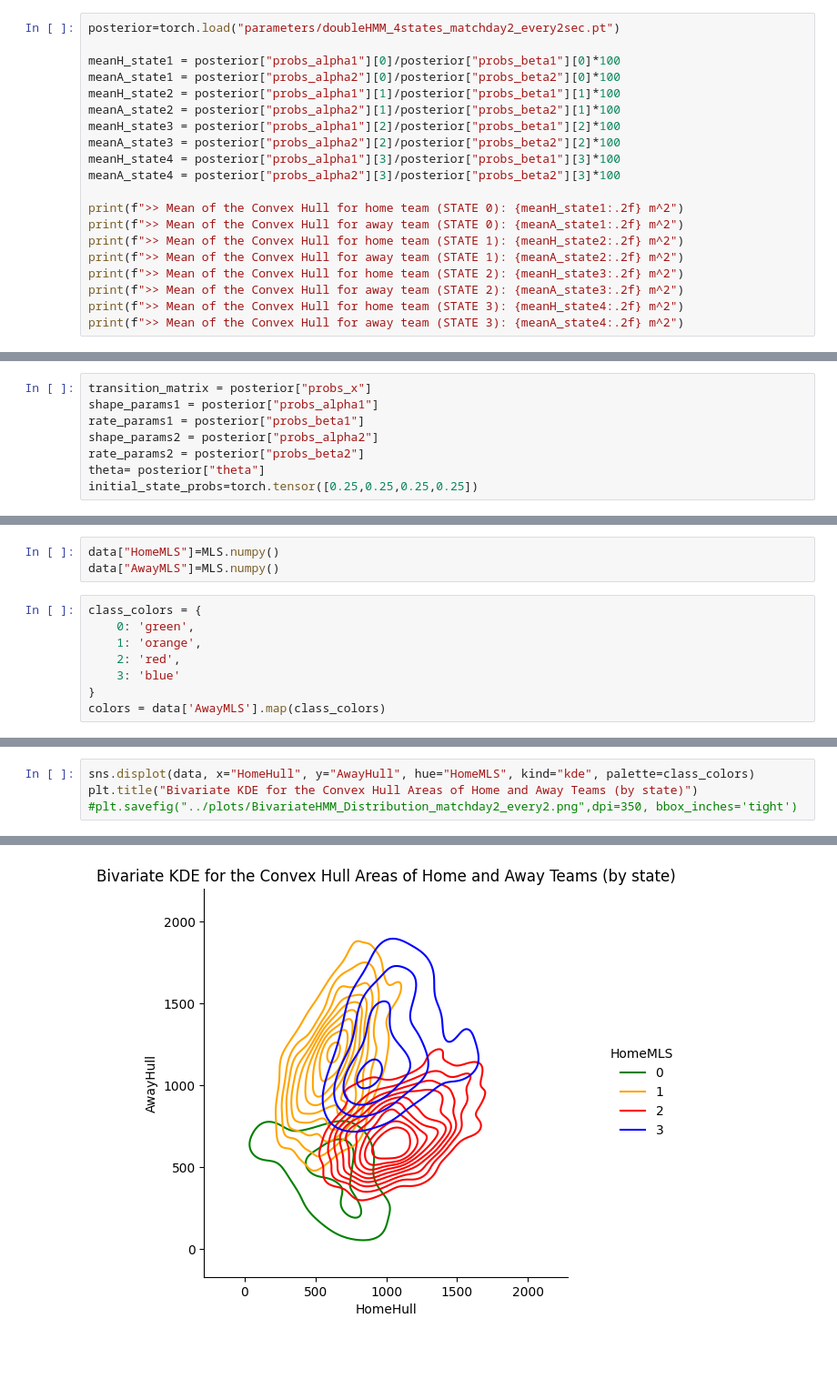
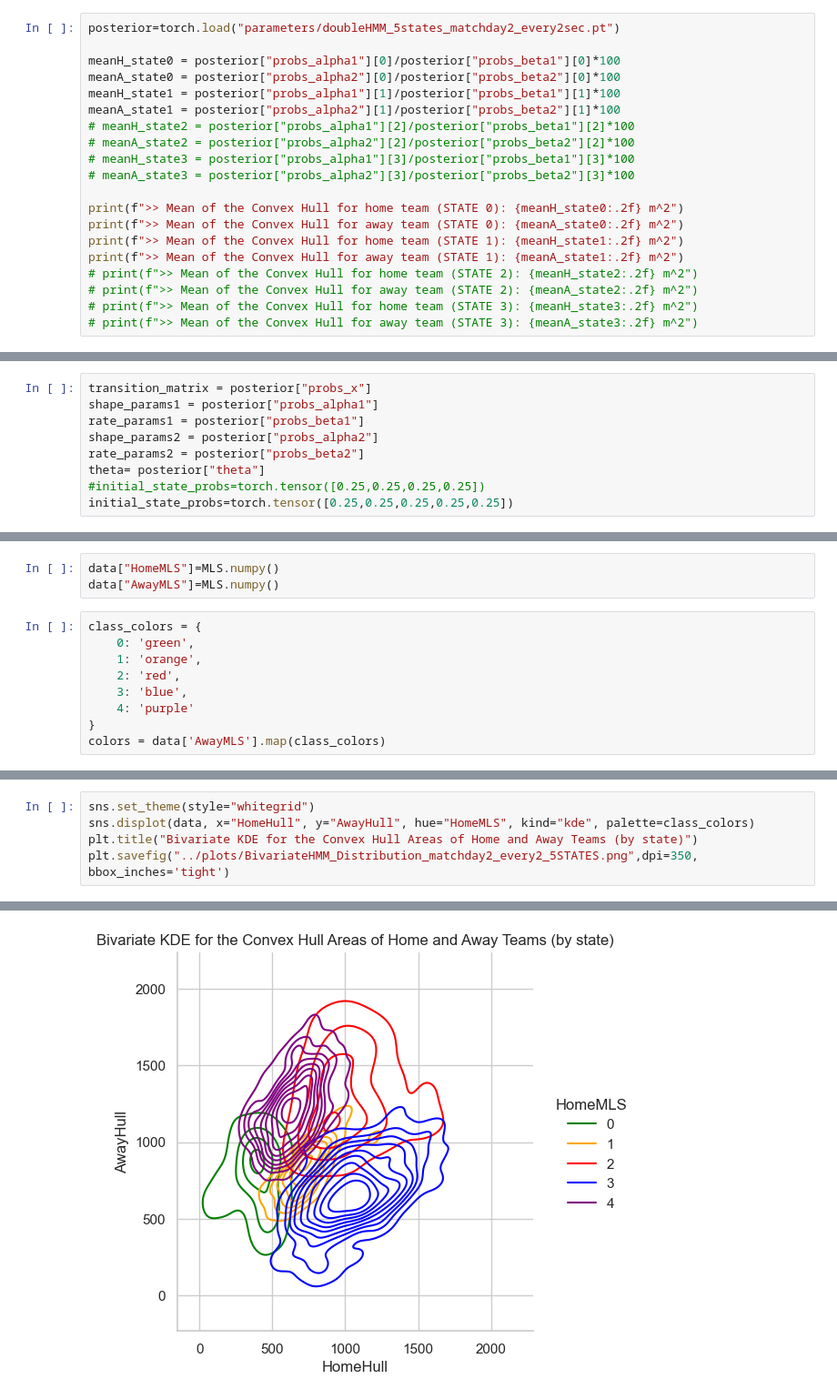
Before and after one commit to ValentinisAlessio/PML_exam, a Jupyter notebook: hmmpyro_tests/viterbi_scratch.ipynb, the cells around one changed output, grey strips where cells are left out. Shown at 91% size. Drawn from its saved outputs; the diff is of its cells as text; blank space fills up the shorter version.

```diff
--- a/hmmpyro_tests/viterbi_scratch.ipynb
+++ b/hmmpyro_tests/viterbi_scratch.ipynb
@@ -21,23 +21,23 @@ xy_sequence.shape
 # %% [output]
 torch.Size([1970, 2])
 # %%
-posterior=torch.load("parameters/doubleHMM_4states_matchday2_every2sec.pt")
+posterior=torch.load("parameters/doubleHMM_5states_matchday2_every2sec.pt")
 
-meanH_state1 = posterior["probs_alpha1"][0]/posterior["probs_beta1"][0]*100
-meanA_state1 = posterior["probs_alpha2"][0]/posterior["probs_beta2"][0]*100
-meanH_state2 = posterior["probs_alpha1"][1]/posterior["probs_beta1"][1]*100
-meanA_state2 = posterior["probs_alpha2"][1]/posterior["probs_beta2"][1]*100
-meanH_state3 = posterior["probs_alpha1"][2]/posterior["probs_beta1"][2]*100
-meanA_state3 = posterior["probs_alpha2"][2]/posterior["probs_beta2"][2]*100
-meanH_state4 = posterior["probs_alpha1"][3]/posterior["probs_beta1"][3]*100
-meanA_state4 = posterior["probs_alpha2"][3]/posterior["probs_beta2"][3]*100
+meanH_state0 = posterior["probs_alpha1"][0]/posterior["probs_beta1"][0]*100
+meanA_state0 = posterior["probs_alpha2"][0]/posterior["probs_beta2"][0]*100
+meanH_state1 = posterior["probs_alpha1"][1]/posterior["probs_beta1"][1]*100
+meanA_state1 = posterior["probs_alpha2"][1]/posterior["probs_beta2"][1]*100
+# meanH_state2 = posterior["probs_alpha1"][2]/posterior["probs_beta1"][2]*100
+# meanA_state2 = posterior["probs_alpha2"][2]/posterior["probs_beta2"][2]*100
+# meanH_state3 = posterior["probs_alpha1"][3]/posterior["probs_beta1"][3]*100
+# meanA_state3 = posterior["probs_alpha2"][3]/posterior["probs_beta2"][3]*100
 
-print(f">> Mean of the Convex Hull for home team (STATE 0): {meanH_state1:.2f} m^2")
-print(f">> Mean of the Convex Hull for away team (STATE 0): {meanA_state1:.2f} m^2")
-print(f">> Mean of the Convex Hull for home team (STATE 1): {meanH_state2:.2f} m^2")
-print(f">> Mean of the Convex Hull for away team (STATE 1): {meanA_state2:.2f} m^2")
-print(f">> Mean of the Convex Hull for home team (STATE 2): {meanH_state3:.2f} m^2")
-print(f">> Mean of the Convex Hull for away team (STATE 2): {meanA_state3:.2f} m^2")
-print(f">> Mean of the Convex Hull for home team (STATE 3): {meanH_state4:.2f} m^2")
-print(f">> Mean of the Convex Hull for away team (STATE 3): {meanA_state4:.2f} m^2")
+print(f">> Mean of the Convex Hull for home team (STATE 0): {meanH_state0:.2f} m^2")
+print(f">> Mean of the Convex Hull for away team (STATE 0): {meanA_state0:.2f} m^2")
+print(f">> Mean of the Convex Hull for home team (STATE 1): {meanH_state1:.2f} m^2")
+print(f">> Mean of the Convex Hull for away team (STATE 1): {meanA_state1:.2f} m^2")
+# print(f">> Mean of the Convex Hull for home team (STATE 2): {meanH_state2:.2f} m^2")
+# print(f">> Mean of the Convex Hull for away team (STATE 2): {meanA_state2:.2f} m^2")
+# print(f">> Mean of the Convex Hull for home team (STATE 3): {meanH_state3:.2f} m^2")
+# print(f">> Mean of the Convex Hull for away team (STATE 3): {meanA_state3:.2f} m^2")
 # %% [output]
@@ -56,7 +52,8 @@ rate_params1 = posterior["probs_beta1"]
 shape_params2 = posterior["probs_alpha2"]
 rate_params2 = posterior["probs_beta2"]
 theta= posterior["theta"]
-initial_state_probs=torch.tensor([0.25,0.25,0.25,0.25])
+#initial_state_probs=torch.tensor([0.25,0.25,0.25,0.25])
+initial_state_probs=torch.tensor([0.25,0.25,0.25,0.25,0.25])
 # %%
 def empirical_gamma_cdf(x, shape, rate):
     # Generate 1000 random samples from the gamma distribution
@@ -150,7 +147,8 @@ class_colors = {
     0: 'green',
     1: 'orange',
     2: 'red',
-    3: 'blue'
+    3: 'blue',
+    4: 'purple'
 }
 colors = data['AwayMLS'].map(class_colors)
 # %%
@@ -197,5 +195,6 @@ plt.subplots_adjust(hspace=0.45)
 # %%
+sns.set_theme(style="whitegrid")
 sns.displot(data, x="HomeHull", y="AwayHull", hue="HomeMLS", kind="kde", palette=class_colors)
 plt.title("Bivariate KDE for the Convex Hull Areas of Home and Away Teams (by state)")
-#plt.savefig("../plots/BivariateHMM_Distribution_matchday2_every2.png",dpi=350, bbox_inches='tight')
+plt.savefig("../plots/BivariateHMM_Distribution_matchday2_every2_5STATES.png",dpi=350, bbox_inches='tight')
 # %% [output]
@@ -203,4 +201,4 @@ Text(0.5, 1.0, 'Bivariate KDE for the Convex Hull Areas of Home and Away Teams (
-[figure, old version]
+[figure, new version]
 # %%
 fig, ax = plt.subplots(1, 2, figsize=(14, 5))  # Adjusted figsize for better visualization
 
```
Also changed, not shown: parts of 4 cells of this notebook, 8 other files.
